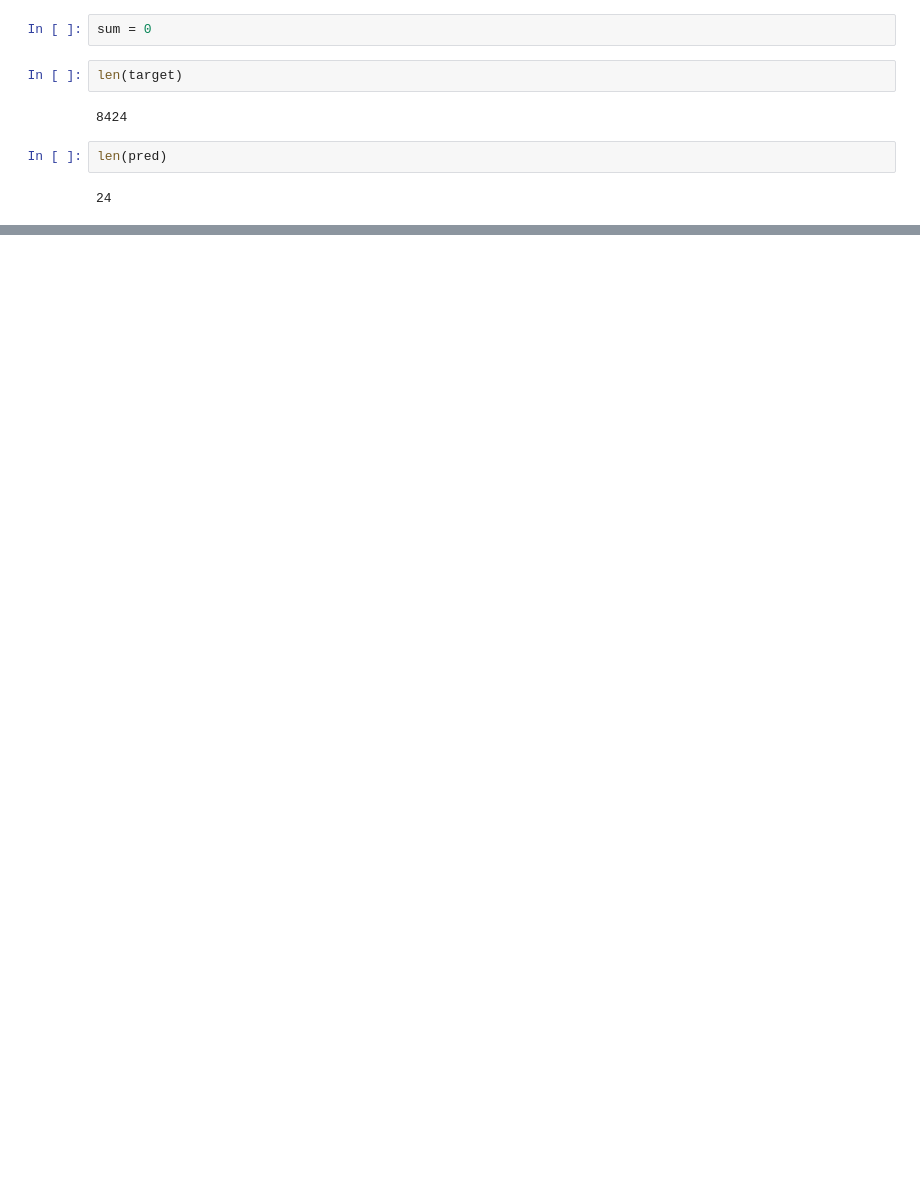
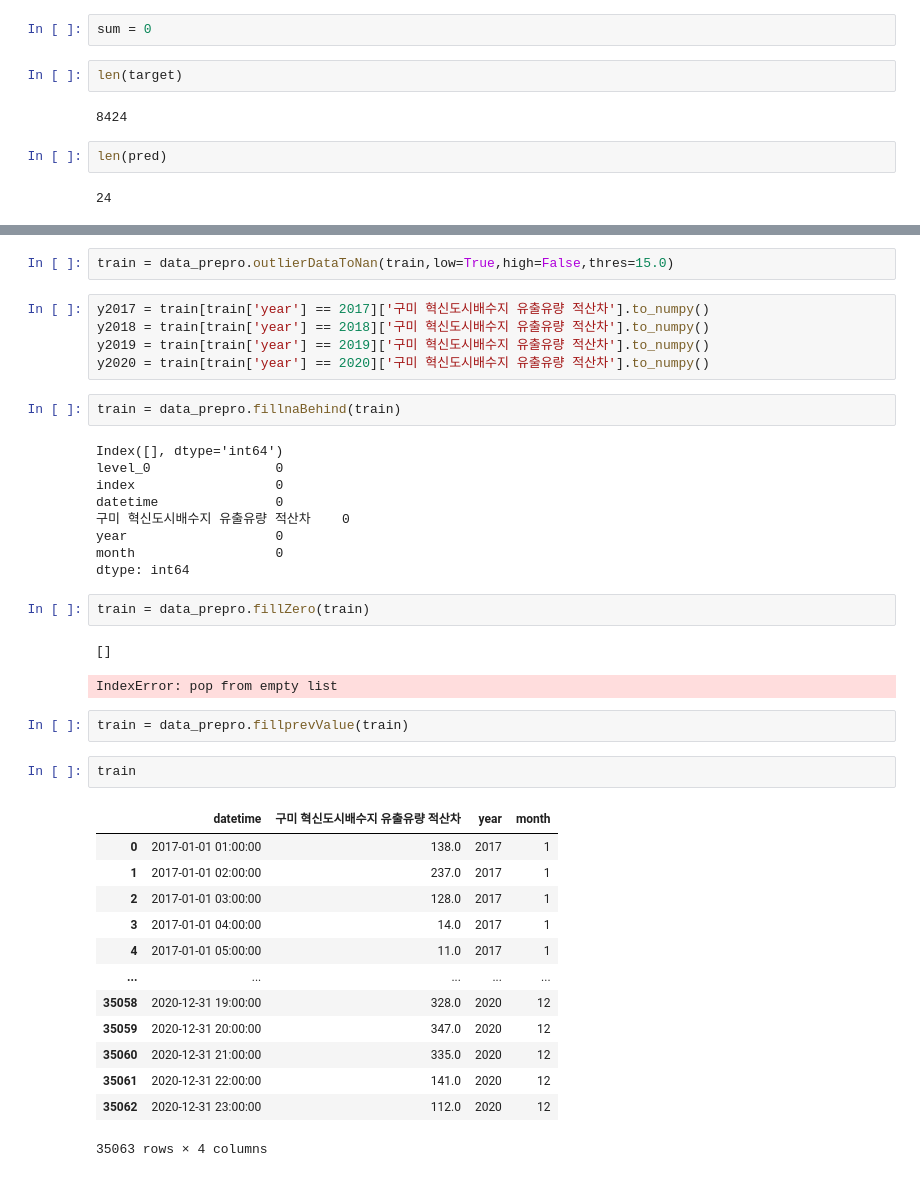
Before and after one commit to qkrwjdtn1236/2023_1_KMU_TeamTeamClass, a Jupyter notebook: data_als1.ipynb, the cells around one changed output, grey strips where cells are left out. Drawn from its saved outputs; the diff is of its cells as text; blank space fills up the shorter version.

```diff
--- a/data_als1.ipynb
+++ b/data_als1.ipynb
@@ -345,0 +309,41 @@ sum, sum / len(target)
+# %%
+train = data_prepro.outlierDataToNan(train,low=True,high=False,thres=15.0)
+# %%
+y2017 = train[train['year'] == 2017]['구미 혁신도시배수지 유출유량 적산차'].to_numpy()
+y2018 = train[train['year'] == 2018]['구미 혁신도시배수지 유출유량 적산차'].to_numpy()
+y2019 = train[train['year'] == 2019]['구미 혁신도시배수지 유출유량 적산차'].to_numpy()
+y2020 = train[train['year'] == 2020]['구미 혁신도시배수지 유출유량 적산차'].to_numpy()
+# %%
+train = data_prepro.fillnaBehind(train)
+# %% [output]
+Index([], dtype='int64')
+level_0                0
+index                  0
+datetime               0
+구미 혁신도시배수지 유출유량 적산차    0
+year                   0
+month                  0
+dtype: int64
+# %%
+train = data_prepro.fillZero(train)
+# %% [output]
+[]
+IndexError: pop from empty list
+# %%
+train = data_prepro.fillprevValue(train)
+# %%
+train
+# %% [output]
+|  | datetime | 구미 혁신도시배수지 유출유량 적산차 | year | month |
+| 0 | 2017-01-01 01:00:00 | 138.0 | 2017 | 1 |
+| 1 | 2017-01-01 02:00:00 | 237.0 | 2017 | 1 |
+| 2 | 2017-01-01 03:00:00 | 128.0 | 2017 | 1 |
+| 3 | 2017-01-01 04:00:00 | 14.0 | 2017 | 1 |
+| 4 | 2017-01-01 05:00:00 | 11.0 | 2017 | 1 |
+| ... | ... | ... | ... | ... |
+| 35058 | 2020-12-31 19:00:00 | 328.0 | 2020 | 12 |
+| 35059 | 2020-12-31 20:00:00 | 347.0 | 2020 | 12 |
+| 35060 | 2020-12-31 21:00:00 | 335.0 | 2020 | 12 |
+| 35061 | 2020-12-31 22:00:00 | 141.0 | 2020 | 12 |
+| 35062 | 2020-12-31 23:00:00 | 112.0 | 2020 | 12 |
+35063 rows × 4 columns
```
Also changed, not shown: parts of 36 cells of this notebook, 1 other file.
